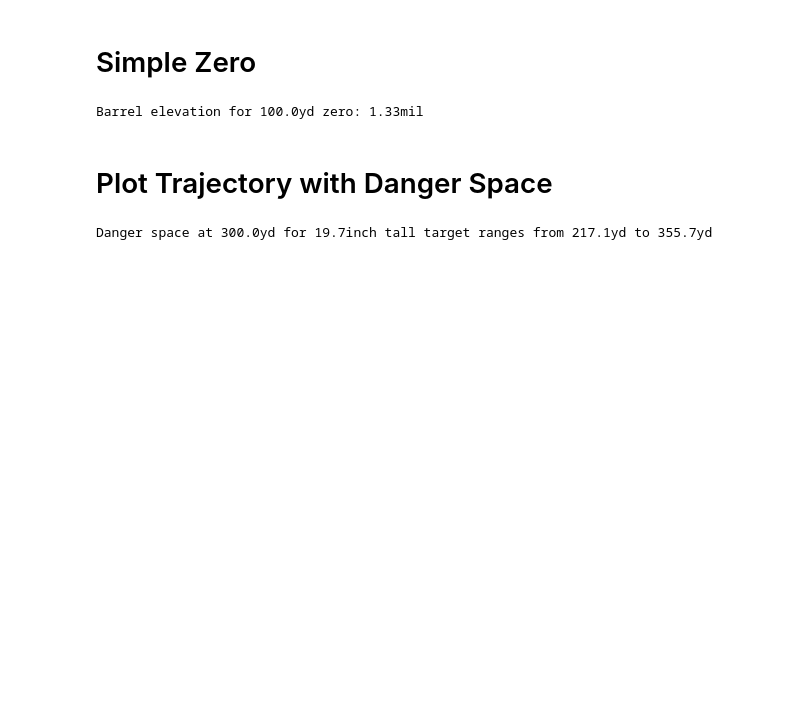
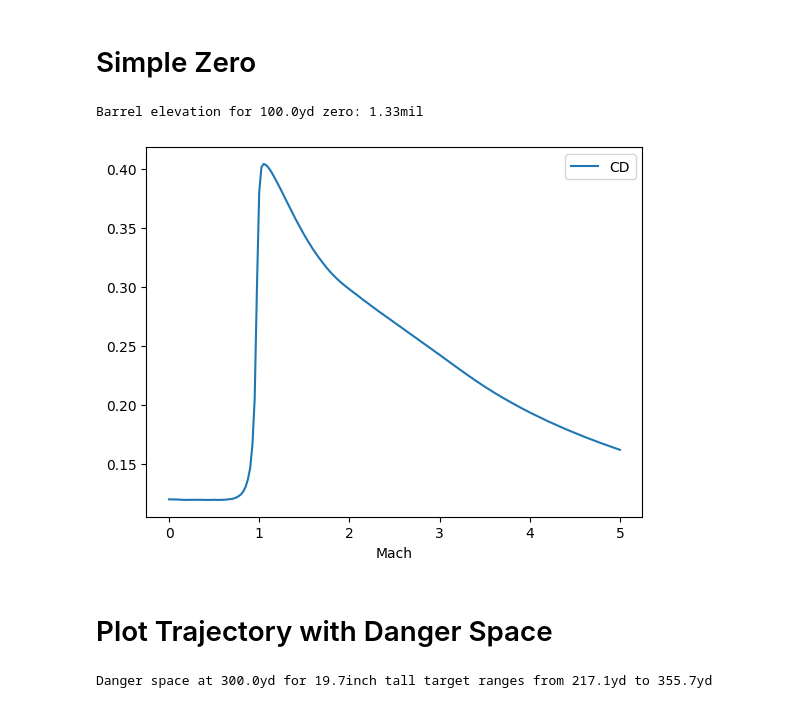
Before and after one commit to o-murphy/py-ballisticcalc, a Jupyter notebook: Example.ipynb, the cells around one changed output. Cells and saved outputs as stored; diff of their text form; code cells hidden in the pictures; blank space fills up the shorter version.

```diff
--- a/Example.ipynb
+++ b/Example.ipynb
@@ -40,6 +41,12 @@ zero_elevation = calc.set_weapon_zero(zero, zero_distance)
 print(f'Barrel elevation for {zero_distance} zero: {zero_elevation << Set.Units.adjustment}')
 # %% [output]
 Barrel elevation for 100.0yd zero: 1.33mil
+# %%
+df = pandas.DataFrame(TableG7)
+ax = df.plot(x='Mach', y='CD')
+plt.show()
+# %% [output]
+[figure, added]
 # %% [markdown]
 # Plot Trajectory with Danger Space
 # %%
```
Also changed, not shown: parts of 4 cells of this notebook, 4 other files.
